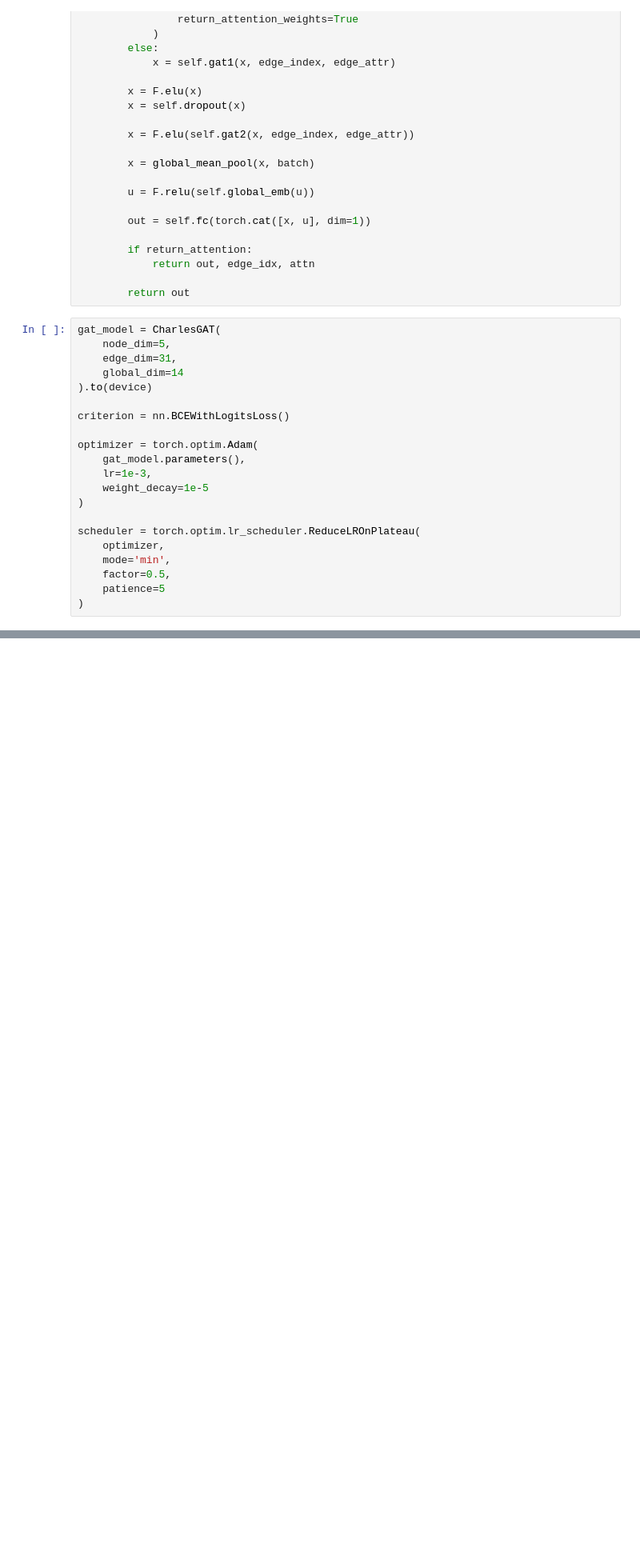
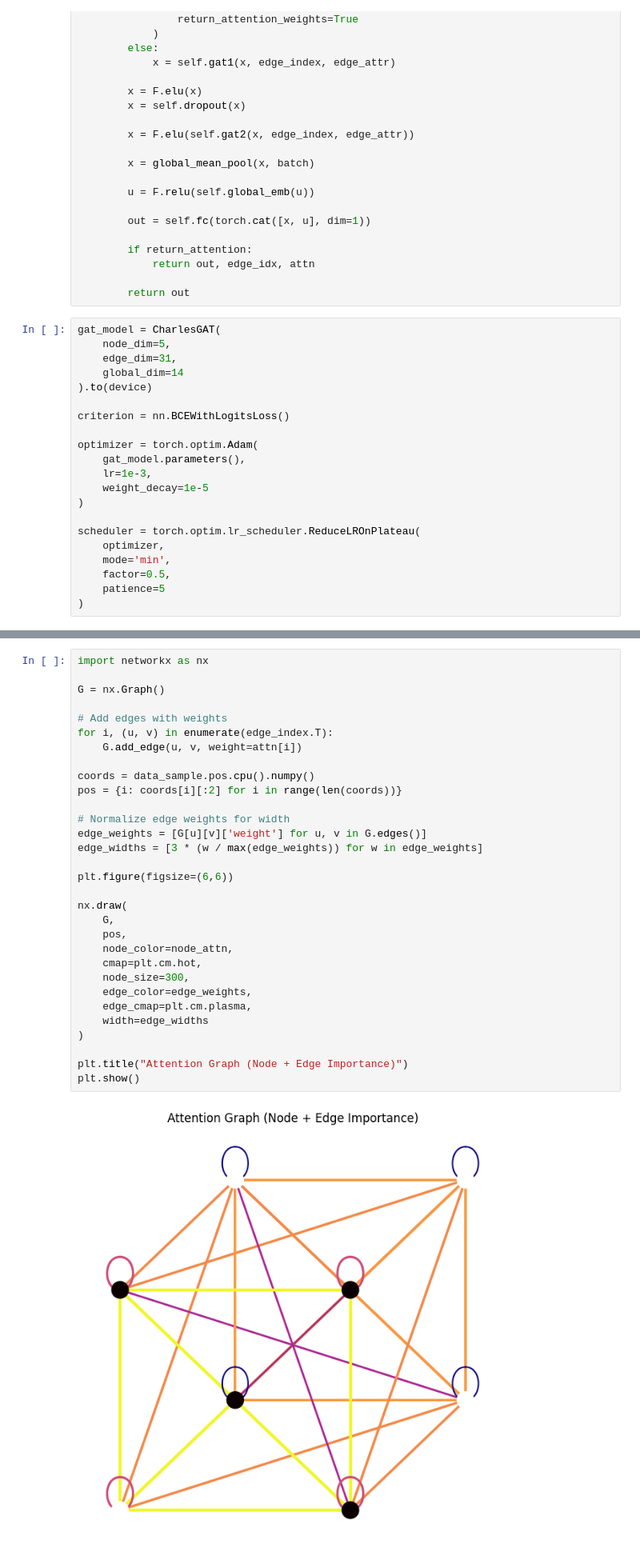
Before and after one commit to RayCharles8/ML-Project, a Jupyter notebook: GNN_models.ipynb, the cells around one changed output, grey strips where cells are left out. Shown at 80% size. Drawn from its saved outputs; the diff is of its cells as text; blank space fills up the shorter version.

```diff
--- a/GNN_models.ipynb
+++ b/GNN_models.ipynb
@@ -1092,0 +1146,33 @@ Edge 67: Atom 3 (Z=31) ↔ Atom 7 (Z=52) | Weight=0.171
+# %%
+import networkx as nx
+
+G = nx.Graph()
+
+# Add edges with weights
+for i, (u, v) in enumerate(edge_index.T):
+    G.add_edge(u, v, weight=attn[i])
+
+coords = data_sample.pos.cpu().numpy()
+pos = {i: coords[i][:2] for i in range(len(coords))}
+
+# Normalize edge weights for width
+edge_weights = [G[u][v]['weight'] for u, v in G.edges()]
+edge_widths = [3 * (w / max(edge_weights)) for w in edge_weights]
+
+plt.figure(figsize=(6,6))
+
+nx.draw(
+    G,
+    pos,
+    node_color=node_attn,
+    cmap=plt.cm.hot,
+    node_size=300,
+    edge_color=edge_weights,
+    edge_cmap=plt.cm.plasma,
+    width=edge_widths
+)
+
+plt.title("Attention Graph (Node + Edge Importance)")
+plt.show()
+# %% [output]
+[figure, added]
```
Also changed, not shown: parts of 26 cells of this notebook.
